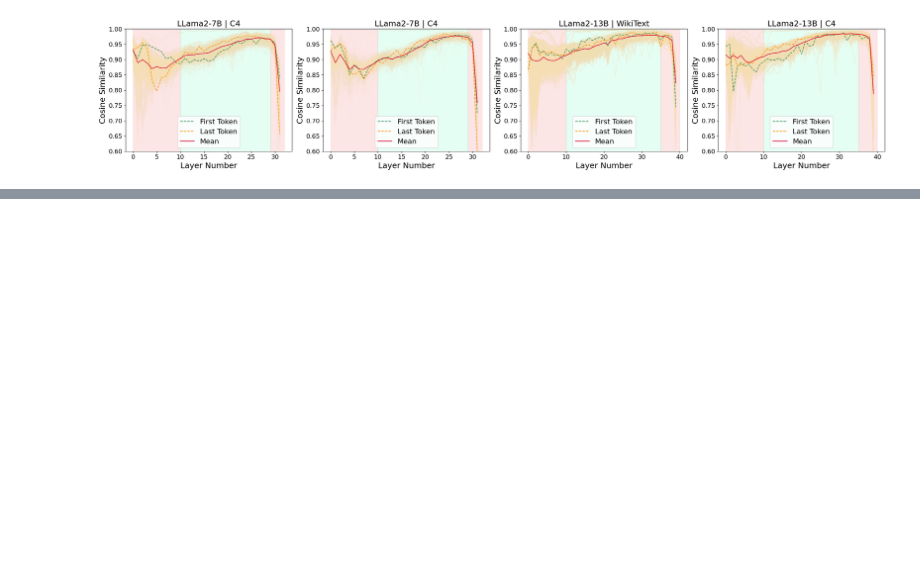
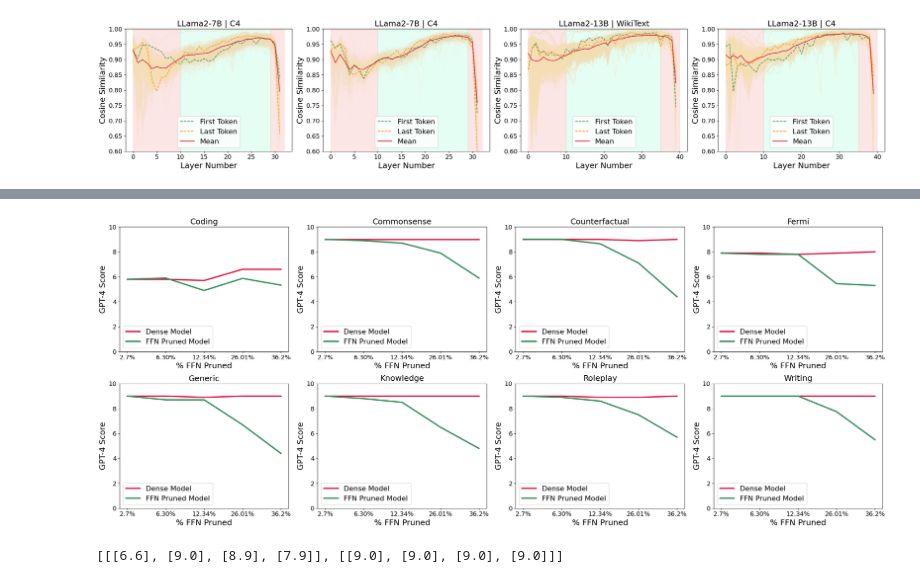
Before and after one commit to Ajay1994/layer-skip, a Jupyter notebook: plot.ipynb, the cells around one changed output, grey strips where cells are left out. Drawn from its saved outputs; the diff is of its cells as text; code cells hidden in the pictures; blank space fills up the shorter version.

```diff
--- a/plot.ipynb
+++ b/plot.ipynb
@@ -9,8 +9,3 @@ import seaborn as sns
 import matplotlib.ticker as ticker
 plt.style.use('fast')
 layer_numer =  [str(i) for i in range(1, 41)]
-# %%
-data = pd.read_csv("commit_logs/cosine_sim_wikitext_13B.txt", sep = ",", header = None).iloc[:, :40]
-for i in range(0, len(data)):
-    row = [float(x) for x in list(data.iloc[i, :])]
-    plt.plot(np.arange(len(row)), row)
@@ -130,0 +191,52 @@ data.mean(axis=0).shape
+# %%
+sparsity = ["2.7%", "6.30%", "12.34%", "26.01%", "36.2%"]
+coding_dense = [5.8, 5.8, 5.7, 6.6, 6.6]
+commonsense_dense = [9.0, 9.0, 9.0, 9.0, 9.0]
+counterfactual_dense = [9.0, 9.0, 9.0, 8.9, 9.0]
+fermi_dense = [7.9, 7.9, 7.8, 7.9, 8.0]
+generic_dense = [9.0,9.0, 8.9, 9.0, 9.0]
+knowledge_dense = [9.0,9.0, 9.0, 9.0, 9.0]
+roleplay_dense = [9.0,9.0, 8.9, 8.9 ,9.0]
+writing_dense = [9.0,9.0, 9.0, 9.0, 9.0]
+
+coding_sparse = [5.8, 5.9, 4.9, 5.87, 5.333]
+commonsense_sparse = [9.0, 8.9, 8.7, 7.9, 5.9]
+counterfactual_sparse = [9.0, 9.0, 8.65, 7.1, 4.4]
+fermi_sparse = [7.9, 7.8, 7.8, 5.45, 5.3]
+generic_sparse = [9.0, 8.7, 8.7, 6.7, 4.4]
+knowledge_sparse = [9.0, 8.8, 8.5, 6.5, 4.8]
+roleplay_sparse = [9.0, 8.9, 8.6, 7.5, 5.7]
+writing_sparse = [9.0, 9.0, 9.0, 7.75, 5.5]
+title = [["Coding", "Commonsense", "Counterfactual", "Fermi"], ["Generic", "Knowledge", "Roleplay", "Writing"]]
+cat_sparse = [[coding_sparse, commonsense_sparse, counterfactual_sparse, fermi_sparse], [generic_sparse, knowledge_sparse, roleplay_sparse, writing_sparse]]
+cat_dense = [[coding_dense, commonsense_dense, counterfactual_dense, fermi_dense], [generic_dense, knowledge_dense, roleplay_dense, writing_dense]]
+fig, axs = plt.subplots(2, 4,  figsize = (25, 10))
+l_width = 3.0
+x_label = 18
+y_label = 18
+legend_size = 16
+title_size = 18
+marker_size = 50
+last = 15
+
+for i in range(0, 2):
+    for j in range(0, 4):
+        line_1 = cat_dense[i][j]
+        line_2 = cat_sparse[i][j]
+        axs[i, j].plot(sparsity, line_1, color = "crimson", label = "Dense Model", linewidth = l_width)
+        axs[i, j].plot(sparsity, line_2, color = "seagreen", label="FFN Pruned Model", linewidth = l_width)
+        axs[i, j].set_ylim([0, 10])
+        axs[i, j].set_title(title[i][j], fontsize=title_size)
+        axs[i, j].tick_params(axis='both',  labelsize=14)
+        axs[i, j].set_ylabel("GPT-4 Score", fontsize=x_label)
+        axs[i, j].set_xlabel("% FFN Pruned", fontsize=y_label)
+        axs[i, j].legend(fontsize= legend_size, loc="lower left")
+
+
+plt.tight_layout()
+# %% [output]
+[figure, added]
+# %%
+cat_dense
+# %% [output]
+[[[6.6], [9.0], [8.9], [7.9]], [[9.0], [9.0], [9.0], [9.0]]]
```
Also changed, not shown: parts of 13 cells of this notebook, 30 other files.
